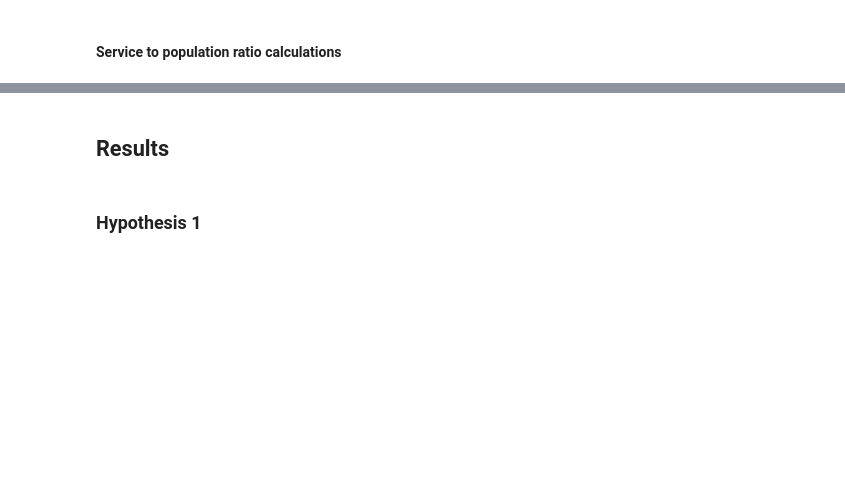
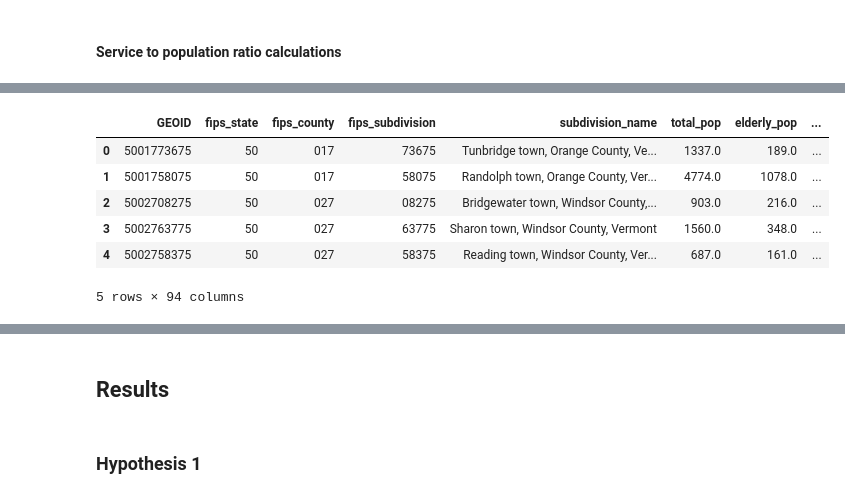
Before and after one commit to samroubin/VTPharmacy, a Jupyter notebook: procedure/code/01_Pharmacy_Accessibility.ipynb, the cells around one changed output, grey strips where cells are left out. Drawn from its saved outputs; the diff is of its cells as text; code cells hidden in the pictures; blank space fills up the shorter version.

```diff
--- a/procedure/code/01_Pharmacy_Accessibility.ipynb
+++ b/procedure/code/01_Pharmacy_Accessibility.ipynb
@@ -635,13 +640,13 @@ pop_df.to_crs("EPSG:6589", inplace = True)
 pop_df['town_area'] = pop_df.geometry.area
 #display(pop_df)
 
-# Run the overlay to find intersection of fragments
+# Run the overlay to find intersection of fragments (fragments are where each individual catchment area overlaps with a different town geometry)
 fragments = gpd.overlay(pop_df, results, how = 'intersection')
 
 # Calculate fragment areas
 fragments['frag_area'] = fragments.geometry.area
 
-# Calculate area ratios
+# Calculate area ratios to see how much of a town is covered by the given fragment --> used to estimate the population in that fragment
 fragments['area_ratio']= fragments['frag_area'] / fragments['town_area']
 
 # Calculate fragment value by multiplying area_ratio by distance weight
@@ -658,6 +663,7 @@ sum_values.head()
 
 # Join summed values by pharmacy to pharmacies_df
 pop_join = sum_values.merge(pharmacies_df, on='pharmid', how = 'left')
+pd.set_option('display.max_columns', None)
 pop_join.head()
 # %% [output]
 |  | pharmid | total_value | pharmacy_name | type | address | state | lat | lon | week_open | ... |
@@ -678,10 +683,10 @@ pop_join['sat_staff'] = pop_join['sat_pharm'] + 0.5 * pop_join['sun_tech']
 # Sunday
 pop_join['sun_staff'] = pop_join['sun_pharm'] + 0.5 * pop_join['sun_tech']
 
-# Calculate service to pop ratio for each pharmacy for Weekdays, Saturdays, and Sundays between 7am-11pm
+# Calculate service to pop ratio for each pharmacy for Weekdays, Saturdays, and Sundays between 7am-11pm (Could be done more efficiently!)
 # Weekday
-pop_join['sp_ratio_w'] = pop_join['week_staff'] / pop_join['total_value']
-pop_join['sp_ratio_7w'] = np.where(pop_join['week_open'] <= 7.5, pop_join['week_staff'] / pop_join['total_value'], np.nan)
+pop_join['sp_ratio_w'] = pop_join['week_staff'] / pop_join['total_value'] # Represents all pharmacies that are open during week (max access)
+pop_join['sp_ratio_7w'] = np.where(pop_join['week_open'] <= 7, pop_join['week_staff'] / pop_join['total_value'], np.nan)
 pop_join['sp_ratio_8w'] = np.where(pop_join['week_open'] <= 8, pop_join['week_staff'] / pop_join['total_value'], np.nan)
 pop_join['sp_ratio_9w'] = np.where(pop_join['week_open'] <= 9, pop_join['week_staff'] / pop_join['total_value'], np.nan)
 pop_join['sp_ratio_10w'] = np.where(pop_join['week_open'] <= 10, pop_join['week_staff'] / pop_join['total_value'], np.nan)
@@ -699,8 +704,8 @@ pop_join['sp_ratio_21w'] = np.where(pop_join['week_close'] >= 21, pop_join['week
 pop_join['sp_ratio_22w'] = np.where(pop_join['week_close'] >= 22, pop_join['week_staff'] / pop_join['total_value'], np.nan)
 pop_join['sp_ratio_23w'] = np.where(pop_join['week_close'] >= 23, pop_join['week_staff'] / pop_join['total_value'], np.nan)
 
-# Saturday morning
-pop_join['sp_ratio_s'] = pop_join['sat_staff'] / pop_join['total_value']
+# Saturday
+pop_join['sp_ratio_s'] = pop_join['sat_staff'] / pop_join['total_value']  # Represents all pharmacies that are open on Saturday (max Sat. access)
 pop_join['sp_ratio_7s'] = np.where(pop_join['sat_open'] <= 7, pop_join['sat_staff'] / pop_join['total_value'], np.nan)
 pop_join['sp_ratio_8s'] = np.where(pop_join['sat_open'] <= 8, pop_join['sat_staff'] / pop_join['total_value'], np.nan)
 pop_join['sp_ratio_9s'] = np.where(pop_join['sat_open'] <= 9, pop_join['sat_staff'] / pop_join['total_value'], np.nan)
@@ -713,33 +718,41 @@ pop_join['sp_ratio_15s'] = np.where(pop_join['sat_close'] >= 15, pop_join['sat_s
 pop_join['sp_ratio_16s'] = np.where(pop_join['sat_close'] >= 16, pop_join['sat_staff'] / pop_join['total_value'], np.nan)
 pop_join['sp_ratio_17s'] = np.where(pop_join['sat_close'] >= 17, pop_join['sat_staff'] / pop_join['total_value'], np.nan)
 pop_join['sp_ratio_18s'] = np.where(pop_join['sat_close'] >= 18, pop_join['sat_staff'] / pop_join['total_value'], np.nan)
 pop_join['sp_ratio_19s'] = np.where(pop_join['sat_close'] >= 19, pop_join['sat_staff'] / pop_join['total_value'], np.nan)
 pop_join['sp_ratio_20s'] = np.where(pop_join['sat_close'] >= 20, pop_join['sat_staff'] / pop_join['total_value'], np.nan)
 pop_join['sp_ratio_21s'] = np.where(pop_join['sat_close'] >= 21, pop_join['sat_staff'] / pop_join['total_value'], np.nan)
 pop_join['sp_ratio_22s'] = np.where(pop_join['sat_close'] >= 22, pop_join['sat_staff'] / pop_join['total_value'], np.nan)
 pop_join['sp_ratio_23s'] = np.where(pop_join['sat_close'] >= 23, pop_join['sat_staff'] / pop_join['total_value'], np.nan)
 
 
-# Sunday morning
-pop_join['sp_ratio_su'] = pop_join['sun_staff'] / pop_join['total_value']
+# Sunday
+pop_join['sp_ratio_su'] = pop_join['sun_staff'] / pop_join['total_value'] # Represents all pharmacies that are open on Sunday (max Sunday access)
 pop_join['sp_ratio_7su'] = np.where(pop_join['sun_open'] <= 7, pop_join['sun_staff'] / pop_join['total_value'], np.nan)
 pop_join['sp_ratio_8su'] = np.where(pop_join['sun_open'] <= 8, pop_join['sun_staff'] / pop_join['total_value'], np.nan)
 pop_join['sp_ratio_9su'] = np.where(pop_join['sun_open'] <= 9, pop_join['sun_staff'] / pop_join['total_value'], np.nan)
 pop_join['sp_ratio_10su'] = np.where(pop_join['sun_open'] <= 10, pop_join['sun_staff'] / pop_join['total_value'], np.nan)
 pop_join['sp_ratio_11su'] = np.where(pop_join['sun_open'] <= 11, pop_join['sun_staff'] / pop_join['total_value'], np.nan)
 pop_join['sp_ratio_12su'] = np.where(pop_join['sun_open'] <= 12, pop_join['sun_staff'] / pop_join['total_value'], np.nan)
 pop_join['sp_ratio_13su'] = np.where(pop_join['sun_close'] >= 13, pop_join['sun_staff'] / pop_join['total_value'], np.nan)
 pop_join['sp_ratio_14su'] = np.where(pop_join['sun_close'] >= 14, pop_join['sun_staff'] / pop_join['total_value'], np.nan)
 pop_join['sp_ratio_15su'] = np.where(pop_join['sun_close'] >= 15, pop_join['sun_staff'] / pop_join['total_value'], np.nan)
 pop_join['sp_ratio_16su'] = np.where(pop_join['sun_close'] >= 16, pop_join['sun_staff'] / pop_join['total_value'], np.nan)
 pop_join['sp_ratio_17su'] = np.where(pop_join['sun_close'] >= 17, pop_join['sun_staff'] / pop_join['total_value'], np.nan)
 pop_join['sp_ratio_18su'] = np.where(pop_join['sun_close'] >= 18, pop_join['sun_staff'] / pop_join['total_value'], np.nan)
 pop_join['sp_ratio_19su'] = np.where(pop_join['sun_close'] >= 19, pop_join['sun_staff'] / pop_join['total_value'], np.nan)
 pop_join['sp_ratio_20su'] = np.where(pop_join['sun_close'] >= 20, pop_join['sun_staff'] / pop_join['total_value'], np.nan)
 pop_join['sp_ratio_21su'] = np.where(pop_join['sun_close'] >= 21, pop_join['sun_staff'] / pop_join['total_value'], np.nan)
 pop_join['sp_ratio_22su'] = np.where(pop_join['sun_close'] >= 22, pop_join['sun_staff'] / pop_join['total_value'], np.nan)
 pop_join['sp_ratio_23su'] = np.where(pop_join['sun_close'] >= 23, pop_join['sun_staff'] / pop_join['total_value'], np.nan)
 
 # Join to the fragments df
 frag_join = fragments.merge(pop_join, on = 'pharmid', how = 'left')
+# %% [output]
+|  | GEOID | fips_state | fips_county | fips_subdivision | subdivision_name | total_pop | elderly_pop | ... |
+| 0 | 5001773675 | 50 | 017 | 73675 | Tunbridge town, Orange County, Ve... | 1337.0 | 189.0 | ... |
+| 1 | 5001758075 | 50 | 017 | 58075 | Randolph town, Orange County, Ver... | 4774.0 | 1078.0 | ... |
+| 2 | 5002708275 | 50 | 027 | 08275 | Bridgewater town, Windsor County,... | 903.0 | 216.0 | ... |
+| 3 | 5002763775 | 50 | 027 | 63775 | Sharon town, Windsor County, Vermont | 1560.0 | 348.0 | ... |
+| 4 | 5002758375 | 50 | 027 | 58375 | Reading town, Windsor County, Ver... | 687.0 | 161.0 | ... |
+5 rows × 94 columns
 # %%
```
Also changed, not shown: parts of 24 cells of this notebook.
